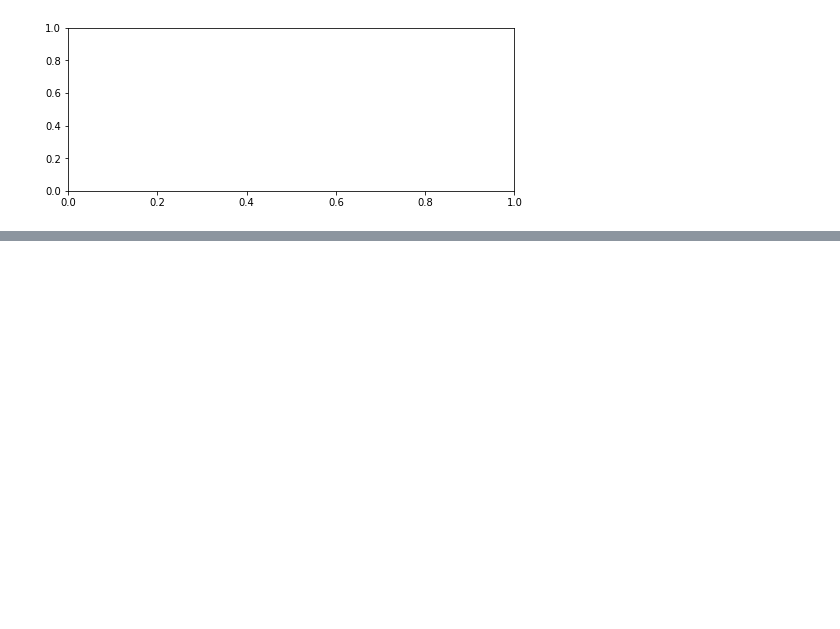
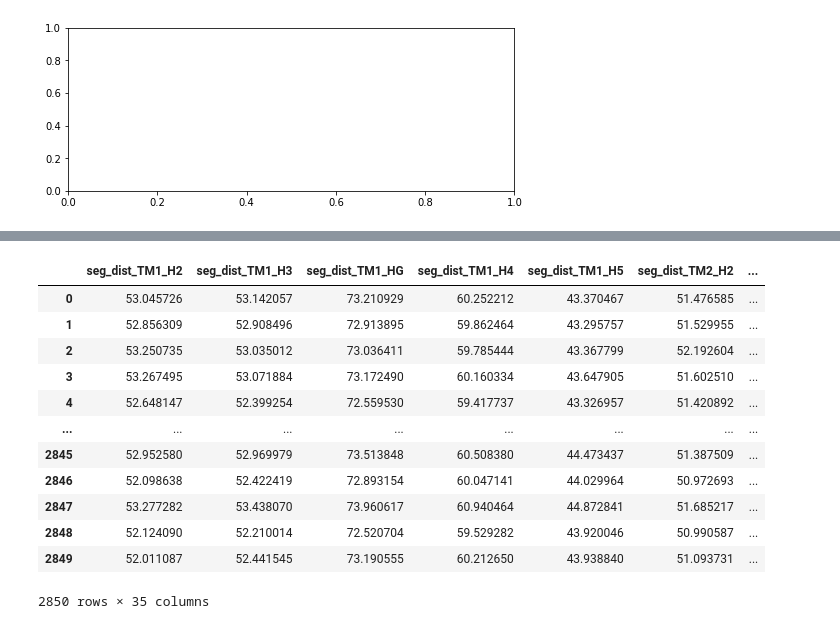
Before and after one commit to brucekhlee/ace, a Jupyter notebook: tutorial/dx_g_cpx/check_interface_khlee2.ipynb, the cells around one changed output, grey strips where cells are left out. Cells and saved outputs as stored; diff of their text form; code cells hidden in the pictures; blank space fills up the shorter version.

```diff
--- a/tutorial/dx_g_cpx/check_interface_khlee2.ipynb
+++ b/tutorial/dx_g_cpx/check_interface_khlee2.ipynb
@@ -262,0 +301,25 @@ df
+# %%
+#  output_dir_root="/home/khlee/work/desmond/output/drd3/prm7/drd3_prm7.f3"
+output_dir_root="/home/khlee/desmond/output/d2gi/bro/d2gi_bro.1"
+t = np.loadtxt(output_dir_root+'/ene/time.dat')
+output_dir=output_dir_root+"/output"
+
+# check
+# pd.read_hdf(output_dir + '/rmsdbb_alin_OBS_backbone.hdf', 'df').head(5)
+# %%
+df = pd.read_hdf(output_dir+'/df_seg_dist_rec_ga.hdf','df')
+df
+# %% [output]
+|  | seg_dist_TM1_H2 | seg_dist_TM1_H3 | seg_dist_TM1_HG | seg_dist_TM1_H4 | seg_dist_TM1_H5 | seg_dist_TM2_H2 | ... |
+| 0 | 53.045726 | 53.142057 | 73.210929 | 60.252212 | 43.370467 | 51.476585 | ... |
+| 1 | 52.856309 | 52.908496 | 72.913895 | 59.862464 | 43.295757 | 51.529955 | ... |
+| 2 | 53.250735 | 53.035012 | 73.036411 | 59.785444 | 43.367799 | 52.192604 | ... |
+| 3 | 53.267495 | 53.071884 | 73.172490 | 60.160334 | 43.647905 | 51.602510 | ... |
+| 4 | 52.648147 | 52.399254 | 72.559530 | 59.417737 | 43.326957 | 51.420892 | ... |
+| ... | ... | ... | ... | ... | ... | ... | ... |
+| 2845 | 52.952580 | 52.969979 | 73.513848 | 60.508380 | 44.473437 | 51.387509 | ... |
+| 2846 | 52.098638 | 52.422419 | 72.893154 | 60.047141 | 44.029964 | 50.972693 | ... |
+| 2847 | 53.277282 | 53.438070 | 73.960617 | 60.940464 | 44.872841 | 51.685217 | ... |
+| 2848 | 52.124090 | 52.210014 | 72.520704 | 59.529282 | 43.920046 | 50.990587 | ... |
+| 2849 | 52.011087 | 52.441545 | 73.190555 | 60.212650 | 43.938840 | 51.093731 | ... |
+2850 rows × 35 columns
```
Also changed, not shown: parts of 6 cells of this notebook.
